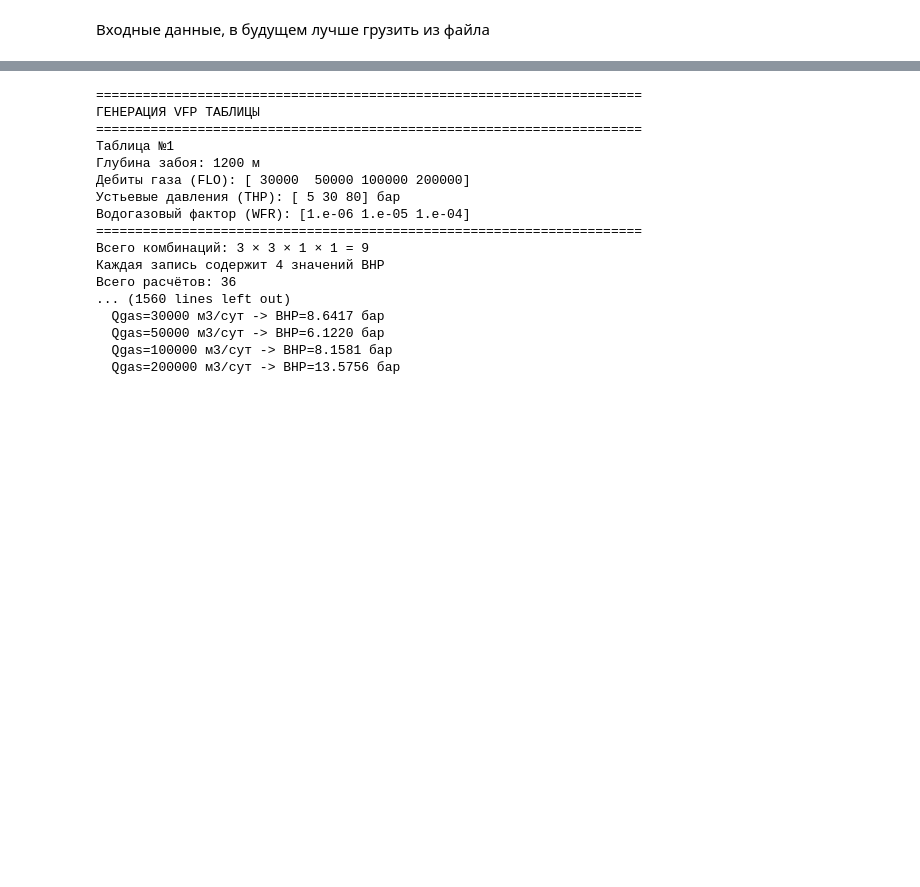
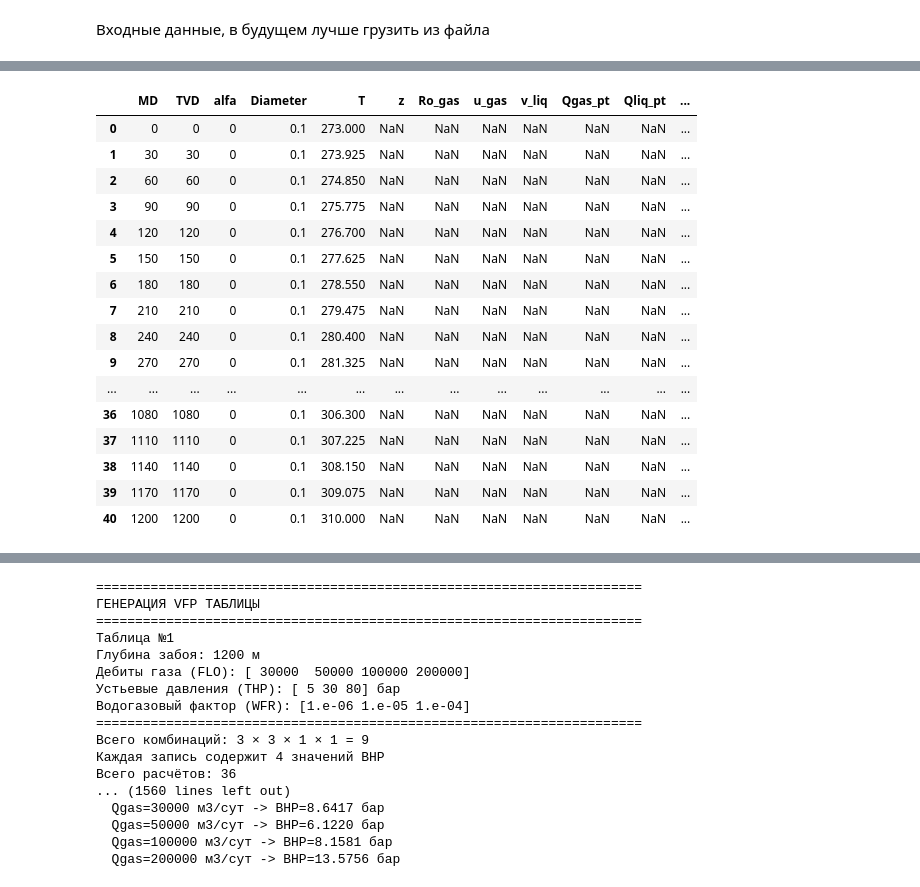
Before and after one commit to Rexihs/vertical_flow_performance, a Jupyter notebook: core.ipynb, the cells around one changed output, grey strips where cells are left out. Cells and saved outputs as stored; diff of their text form; code cells hidden in the pictures; blank space fills up the shorter version.

```diff
--- a/core.ipynb
+++ b/core.ipynb
@@ -172 +183,60 @@ for idx in well_propertis.index[::-1]:
+# %%
+# TODO: Создать модуль для расчёта BHP(Well_data,Fluid,THP,WGR,Lyamda)
+
+def well_BHP(well_data: pd, fluid: fluid, THP, Temp_THP, Temp_BHP, Qgas, WGR, diameter, lyamda, sigma, density_liquid):
+    """
+    Параметры:
+        well_data - DataFrame;
+        fluid - class;
+        THP [K];
+        Qgas [ст. тыс.м3/сут];
+        WGR [м3/м3];
+        diamert [м];
+        lyamda [безр.]
+    """
+
+    well_df = pd.DataFrame({
+        'MD': well_data['MD'],
+        'TVD': well_data['TVD'],
+        'alfa': well_data['INCL'],
+        'D': diameter, # TODO: сделать возможность задания конструкции
+        'Dp_dz': np.nan,
+        'P': np.nan
+    })
+
+    for idx in well_df.index:
+        if idx == 0:
+            well_df.loc[idx, 'P'] = THP
+
+        lyamda_idx = lyamda # Вставить функцию расчёта лямбды
+        temp_idx = Temp_THP + (Temp_BHP-Temp_THP)/well_df['TVD'].iloc[-1]*well_df.loc[idx, 'TVD']
+        density_gas_idx = fluid.get_ro(well_df.loc[idx, 'P'], temp_idx)
+        velocity_liquid_idx = ((Qgas*1000/86400)*wgr) / (np.pi*well_df.loc[idx, 'D']**2/4)
+        velocity_gas_idx = (Qgas*1000/86400) * fluid.rho_c / density_gas_idx / (np.pi * well_df.loc[idx, 'D']**2 / 4)
+        if well_df.loc[idx, 'TVD'] > 84:
+            Pi = vniigaz_horizontal(lyamda_idx, well_df.loc[idx, 'D'], well_df.loc[idx, 'alfa'], velocity_liquid_idx, velocity_gas_idx, density_liquid, density_gas_idx, well_df.loc[idx, 'P'], sigma, ((Q_gas_std*1000/86400)*wgr))
+
+    return BHP
+# %%
+well_test = well_BHP(well_data_vert, fluid, 10, 273, 310, 100, 0.00001, 0.1, 0.014)
+# %%
+well_test.head(50)
+# %% [output]
+|  | MD | TVD | alfa | Diameter | T | z | Ro_gas | u_gas | v_liq | Qgas_pt | Qliq_pt | ... |
+| 0 | 0 | 0 | 0 | 0.1 | 273.000 | NaN | NaN | NaN | NaN | NaN | NaN | ... |
+| 1 | 30 | 30 | 0 | 0.1 | 273.925 | NaN | NaN | NaN | NaN | NaN | NaN | ... |
+| 2 | 60 | 60 | 0 | 0.1 | 274.850 | NaN | NaN | NaN | NaN | NaN | NaN | ... |
+| 3 | 90 | 90 | 0 | 0.1 | 275.775 | NaN | NaN | NaN | NaN | NaN | NaN | ... |
+| 4 | 120 | 120 | 0 | 0.1 | 276.700 | NaN | NaN | NaN | NaN | NaN | NaN | ... |
+| 5 | 150 | 150 | 0 | 0.1 | 277.625 | NaN | NaN | NaN | NaN | NaN | NaN | ... |
+| 6 | 180 | 180 | 0 | 0.1 | 278.550 | NaN | NaN | NaN | NaN | NaN | NaN | ... |
+| 7 | 210 | 210 | 0 | 0.1 | 279.475 | NaN | NaN | NaN | NaN | NaN | NaN | ... |
+| 8 | 240 | 240 | 0 | 0.1 | 280.400 | NaN | NaN | NaN | NaN | NaN | NaN | ... |
+| 9 | 270 | 270 | 0 | 0.1 | 281.325 | NaN | NaN | NaN | NaN | NaN | NaN | ... |
+| ... | ... | ... | ... | ... | ... | ... | ... | ... | ... | ... | ... | ... |
+| 36 | 1080 | 1080 | 0 | 0.1 | 306.300 | NaN | NaN | NaN | NaN | NaN | NaN | ... |
+| 37 | 1110 | 1110 | 0 | 0.1 | 307.225 | NaN | NaN | NaN | NaN | NaN | NaN | ... |
+| 38 | 1140 | 1140 | 0 | 0.1 | 308.150 | NaN | NaN | NaN | NaN | NaN | NaN | ... |
+| 39 | 1170 | 1170 | 0 | 0.1 | 309.075 | NaN | NaN | NaN | NaN | NaN | NaN | ... |
+| 40 | 1200 | 1200 | 0 | 0.1 | 310.000 | NaN | NaN | NaN | NaN | NaN | NaN | ... |
 # %%
```
Also changed, not shown: parts of 12 cells of this notebook.
